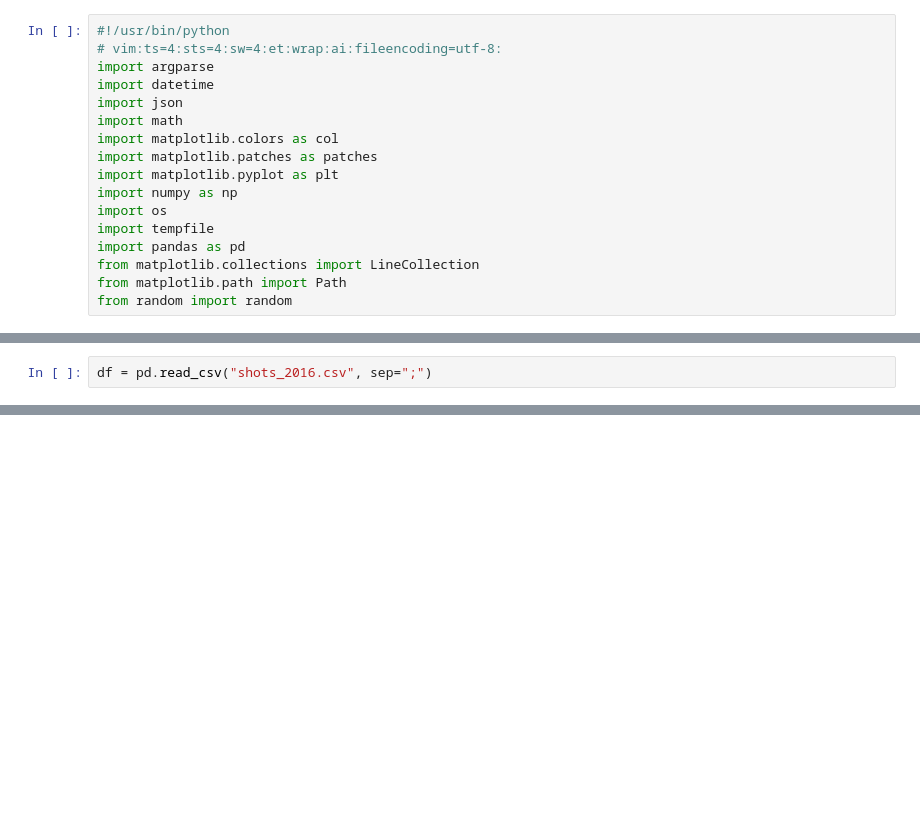
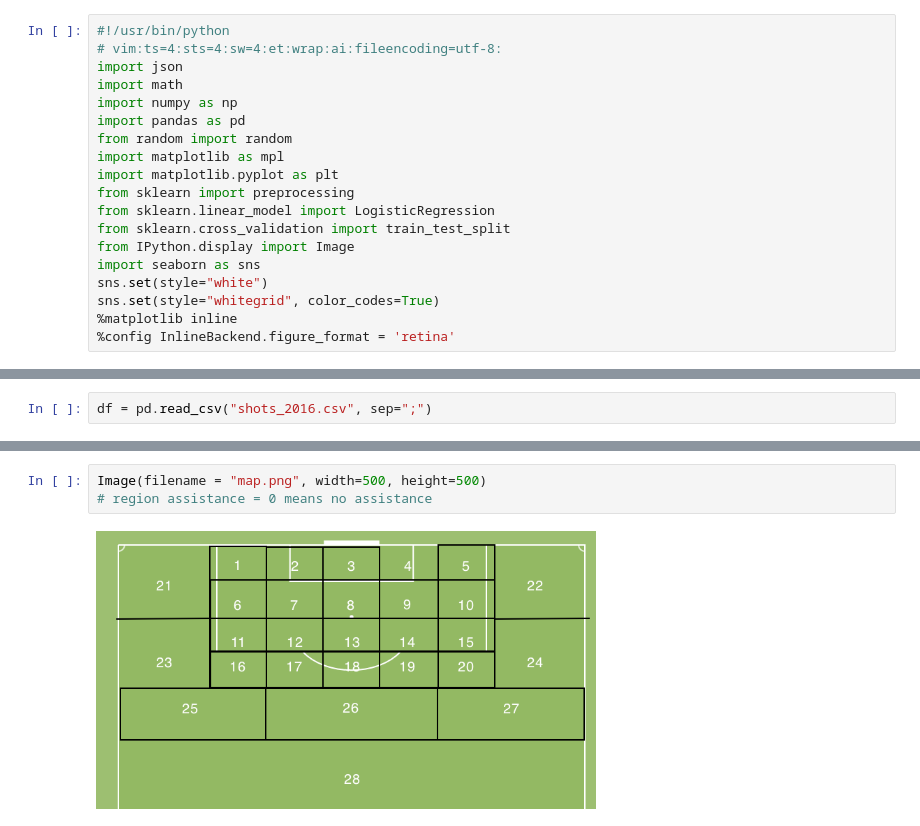
Before and after one commit to goulartgabriel/football_analytics, a Jupyter notebook: xG_model.ipynb, the cells around one changed output, grey strips where cells are left out. Saved outputs shown, nothing was run; the diff lists cells and outputs as text; blank space fills up the shorter version.

```diff
--- a/xG_model.ipynb
+++ b/xG_model.ipynb
@@ -1,17 +1,19 @@
 # %%
 #!/usr/bin/python
 # vim:ts=4:sts=4:sw=4:et:wrap:ai:fileencoding=utf-8:
-import argparse
-import datetime
 import json
 import math
-import matplotlib.colors as col
-import matplotlib.patches as patches
+import numpy as np
+import pandas as pd
+from random import random
+import matplotlib as mpl
 import matplotlib.pyplot as plt
-import numpy as np
-import os
-import tempfile
-import pandas as pd
-from matplotlib.collections import LineCollection
-from matplotlib.path import Path
-from random import random
+from sklearn import preprocessing
+from sklearn.linear_model import LogisticRegression
+from sklearn.cross_validation import train_test_split
+from IPython.display import Image
+import seaborn as sns
+sns.set(style="white")
+sns.set(style="whitegrid", color_codes=True)
+%matplotlib inline
+%config InlineBackend.figure_format = 'retina'
@@ -46,0 +143,5 @@ df
+# %%
+Image(filename = "map.png", width=500, height=500)
+# region assistance = 0 means no assistance
+# %% [output]
+[figure, added]
```
Also changed, not shown: parts of 17 cells of this notebook, 1 other file.
